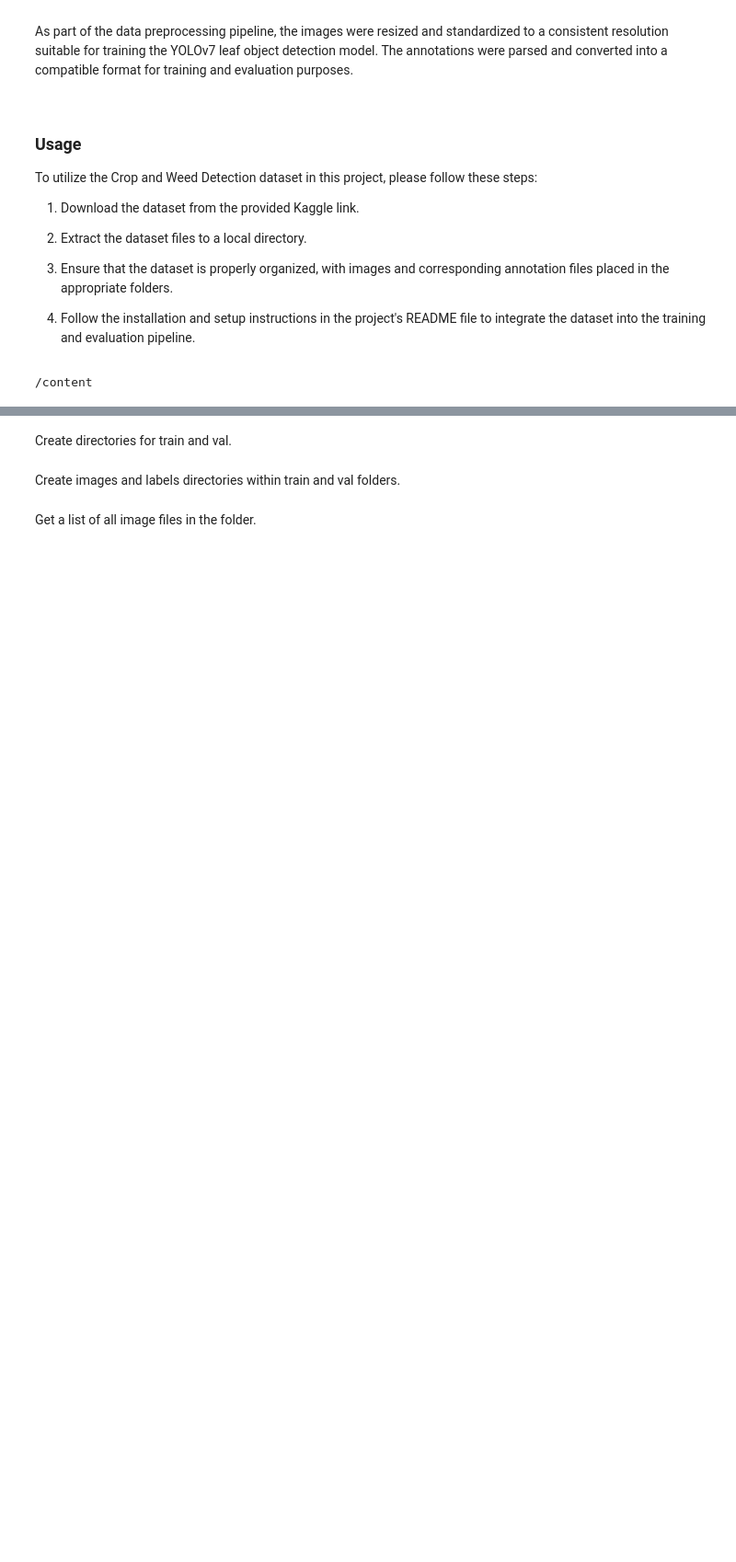
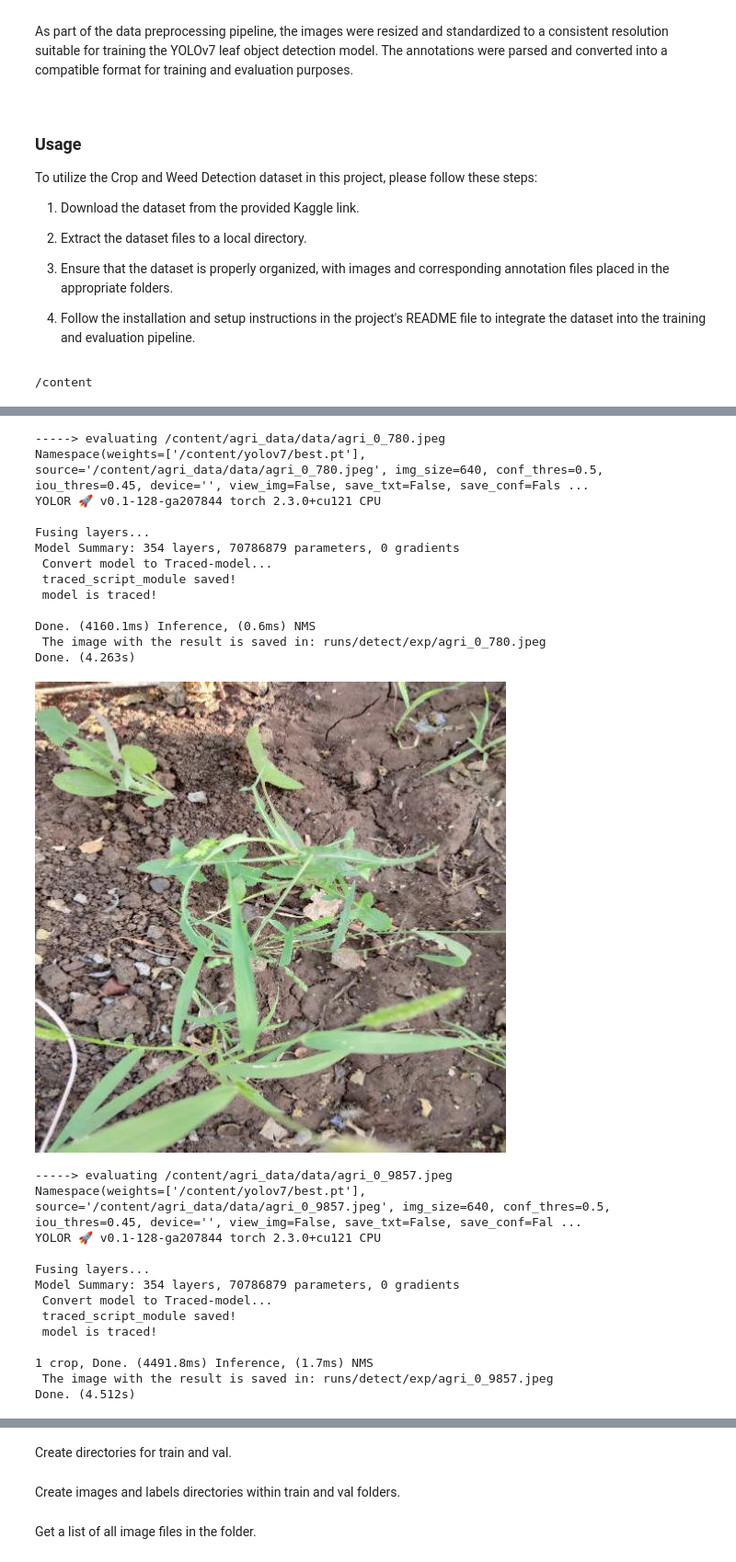
Before and after one commit to malfii/leaf_detec_YOLO7, a Jupyter notebook: leaf_detection_YOLOv7x.ipynb, the cells around one changed output, grey strips where cells are left out. Shown at 92% size. Saved outputs shown, nothing was run; the diff lists cells and outputs as text; code cells hidden in the pictures; blank space fills up the shorter version.

Commit message:
model is tuned on leaf data and then tested with some randome data from the same dataset-logic should be fixed

```diff
--- a/leaf_detection_YOLOv7x.ipynb
+++ b/leaf_detection_YOLOv7x.ipynb
@@ -159,0 +181,46 @@ agri_data/  agri_data.zip  sample_data/
+# %%
+# select 3 random files from the data
+image_files = [f for f in os.listdir(folder_path) if f.endswith(".jpeg")]
+image_files = random.sample(image_files, 3)
+# evaluate images that are randomly selected and plot them
+for image in image_files:
+  image_path = os.path.join(folder_path, image)
+  print(f'-----> evaluating {image_path}')
+  # remove 'exp' folders if created before
+  !rm -rf /content/yolov7/runs/detect/*
+  !python detect.py --weights /content/yolov7/best.pt --conf 0.50 --img-size 640 --source {image_path}
+  image_out = os.path.join('/content/yolov7/runs/detect/exp', image)
+
+  display.display(display.Image(image_out))
+  # image = cv2.imread(image_out)
+  # cv2.imshow(f'Showing {image} evaluation results', image)
+  # cv2.waitKey(0)
+  # cv2.destroyAllWindows()
+# %% [output]
+-----> evaluating /content/agri_data/data/agri_0_780.jpeg
+Namespace(weights=['/content/yolov7/best.pt'], source='/content/agri_data/data/agri_0_780.jpeg', img_size=640, conf_thres=0.5, iou_thres=0.45, device='', view_img=False, save_txt=False, save_conf=Fals ...
+YOLOR 🚀 v0.1-128-ga207844 torch 2.3.0+cu121 CPU
+
+Fusing layers...
+Model Summary: 354 layers, 70786879 parameters, 0 gradients
+ Convert model to Traced-model...
+ traced_script_module saved!
+ model is traced!
+
+Done. (4160.1ms) Inference, (0.6ms) NMS
+ The image with the result is saved in: runs/detect/exp/agri_0_780.jpeg
+Done. (4.263s)
+[figure, added]
+-----> evaluating /content/agri_data/data/agri_0_9857.jpeg
+Namespace(weights=['/content/yolov7/best.pt'], source='/content/agri_data/data/agri_0_9857.jpeg', img_size=640, conf_thres=0.5, iou_thres=0.45, device='', view_img=False, save_txt=False, save_conf=Fal ...
+YOLOR 🚀 v0.1-128-ga207844 torch 2.3.0+cu121 CPU
+
+Fusing layers...
+Model Summary: 354 layers, 70786879 parameters, 0 gradients
+ Convert model to Traced-model...
+ traced_script_module saved!
+ model is traced!
+
+1 crop, Done. (4491.8ms) Inference, (1.7ms) NMS
+ The image with the result is saved in: runs/detect/exp/agri_0_9857.jpeg
+Done. (4.512s)
```
Also changed, not shown: parts of 9 cells of this notebook.
